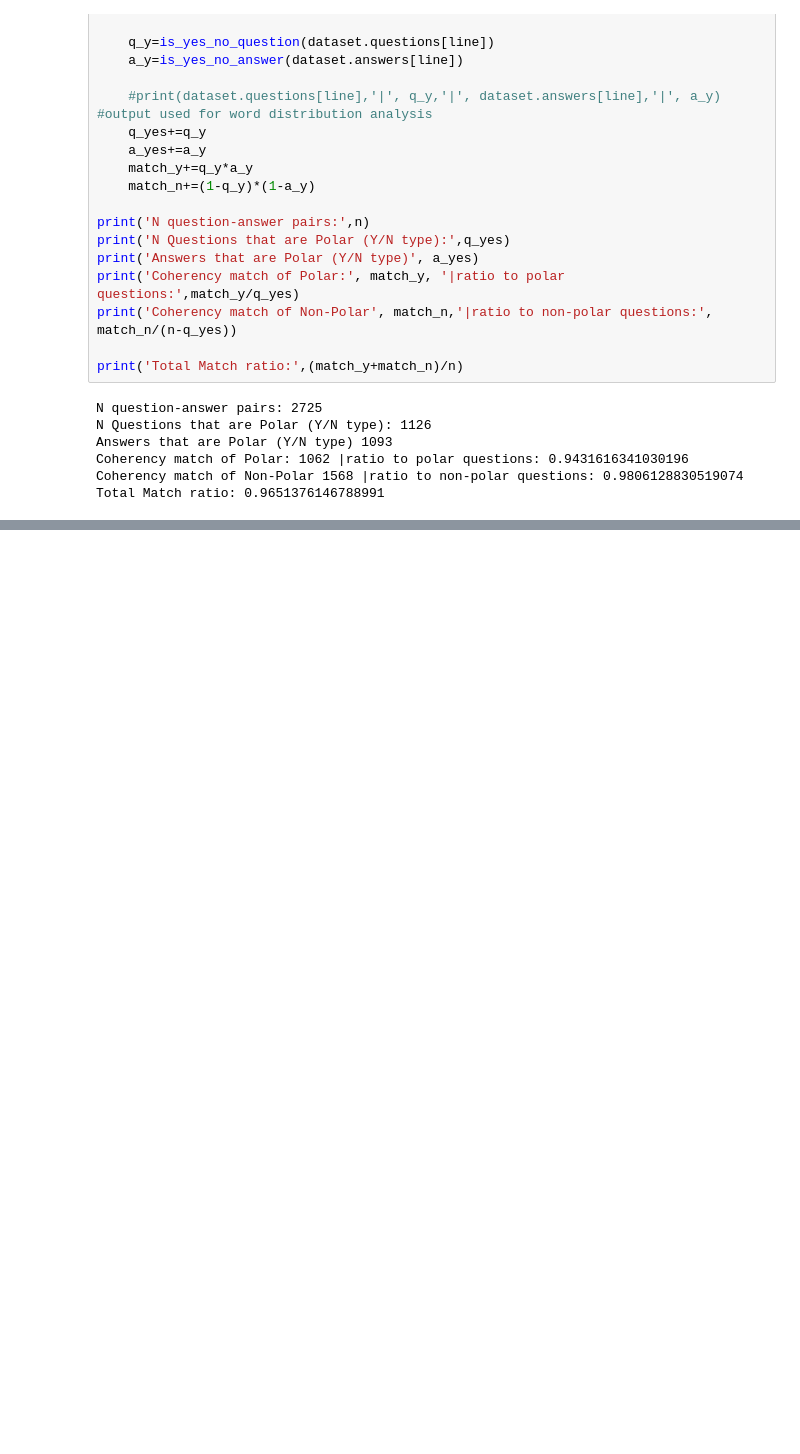
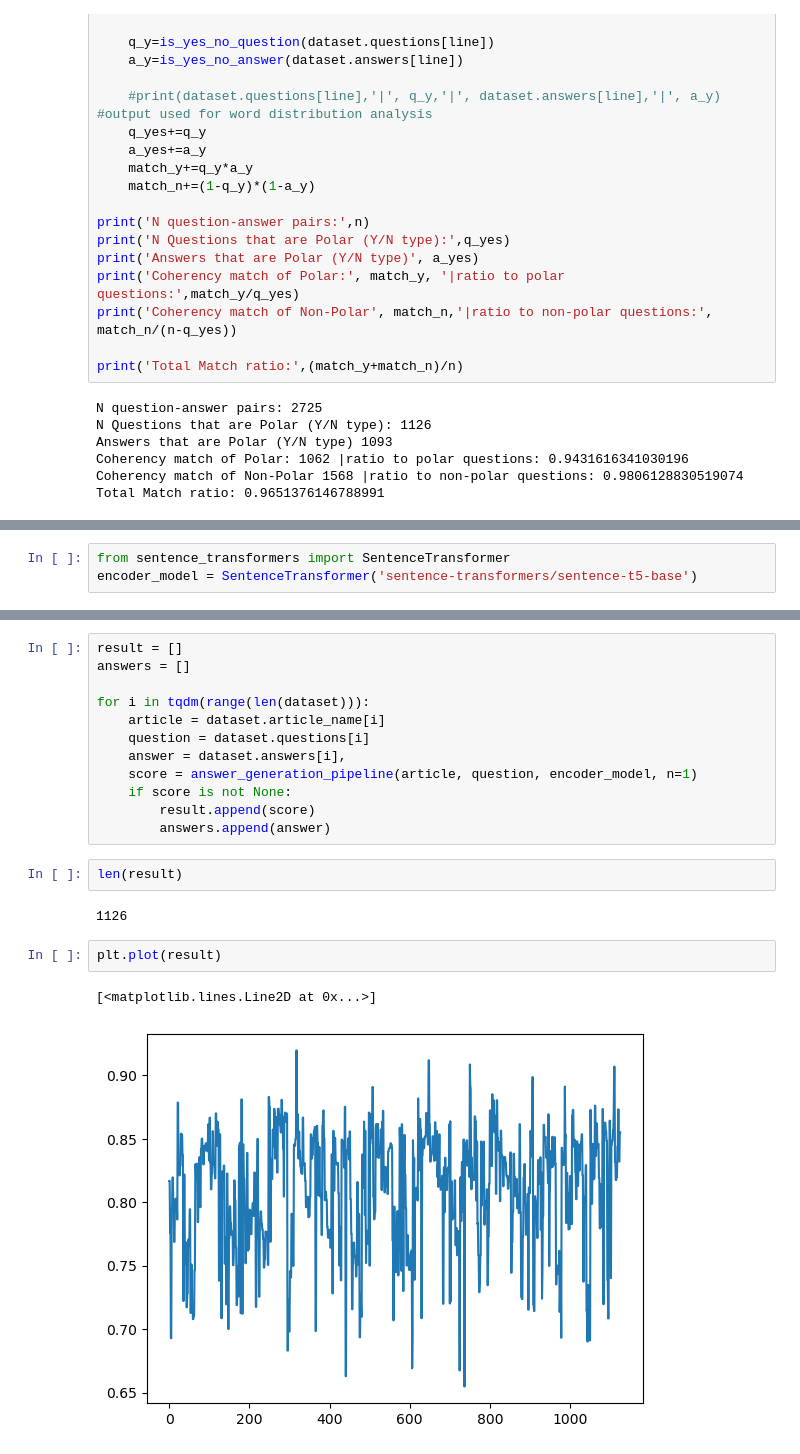
Before and after one commit to JingyuanHe1222/question_answering, a Jupyter notebook: syntactic_score.ipynb, the cells around one changed output, grey strips where cells are left out. Saved outputs shown, nothing was run; the diff lists cells and outputs as text; blank space fills up the shorter version.

Commit message:
ir for yes/no questions

```diff
--- a/syntactic_score.ipynb
+++ b/syntactic_score.ipynb
@@ -558,0 +562,3 @@ Total Match ratio: 0.9651376146788991
+# %%
+from sentence_transformers import SentenceTransformer
+encoder_model = SentenceTransformer('sentence-transformers/sentence-t5-base')
@@ -558,0 +656,21 @@ Total Match ratio: 0.9651376146788991
+# %%
+result = []
+answers = []
+
+for i in tqdm(range(len(dataset))):
+    article = dataset.article_name[i]
+    question = dataset.questions[i]
+    answer = dataset.answers[i],
+    score = answer_generation_pipeline(article, question, encoder_model, n=1)
+    if score is not None:
+        result.append(score)
+        answers.append(answer)
+# %%
+len(result)
+# %% [output]
+1126
+# %%
+plt.plot(result)
+# %% [output]
+[<matplotlib.lines.Line2D at 0x...>]
+[figure, added]
```
Also changed, not shown: parts of 10 cells of this notebook, 3 other files.
